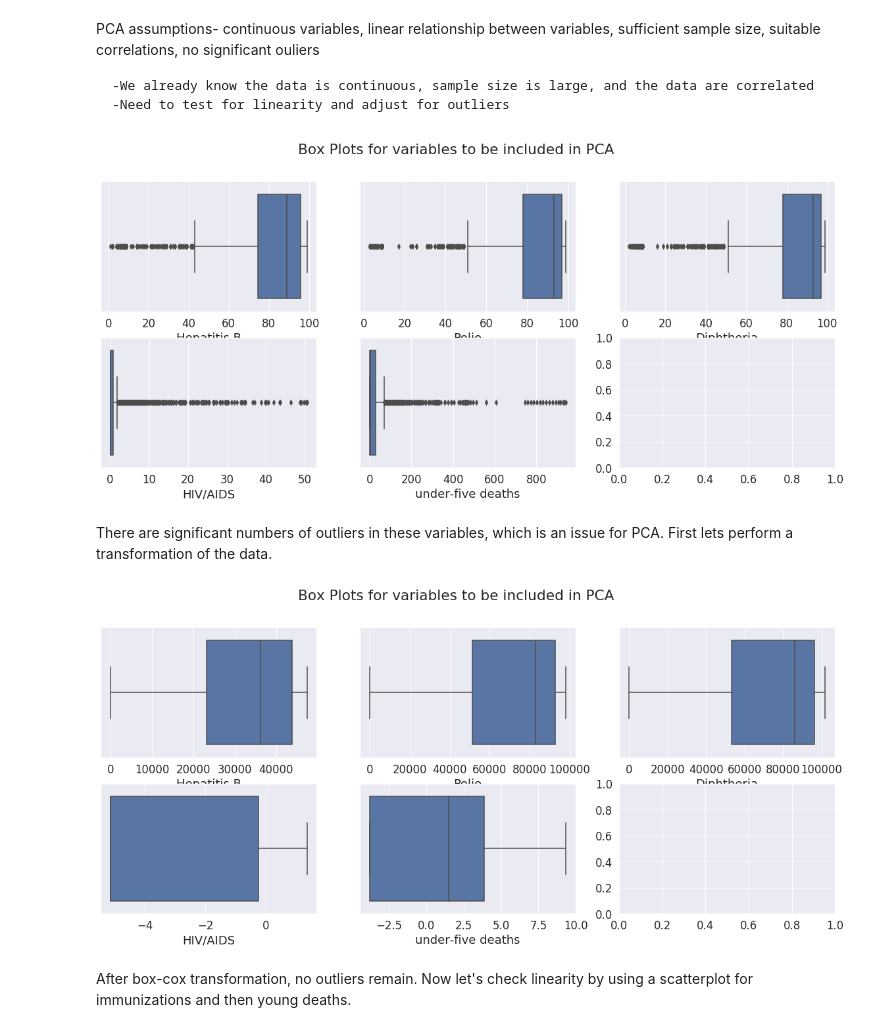
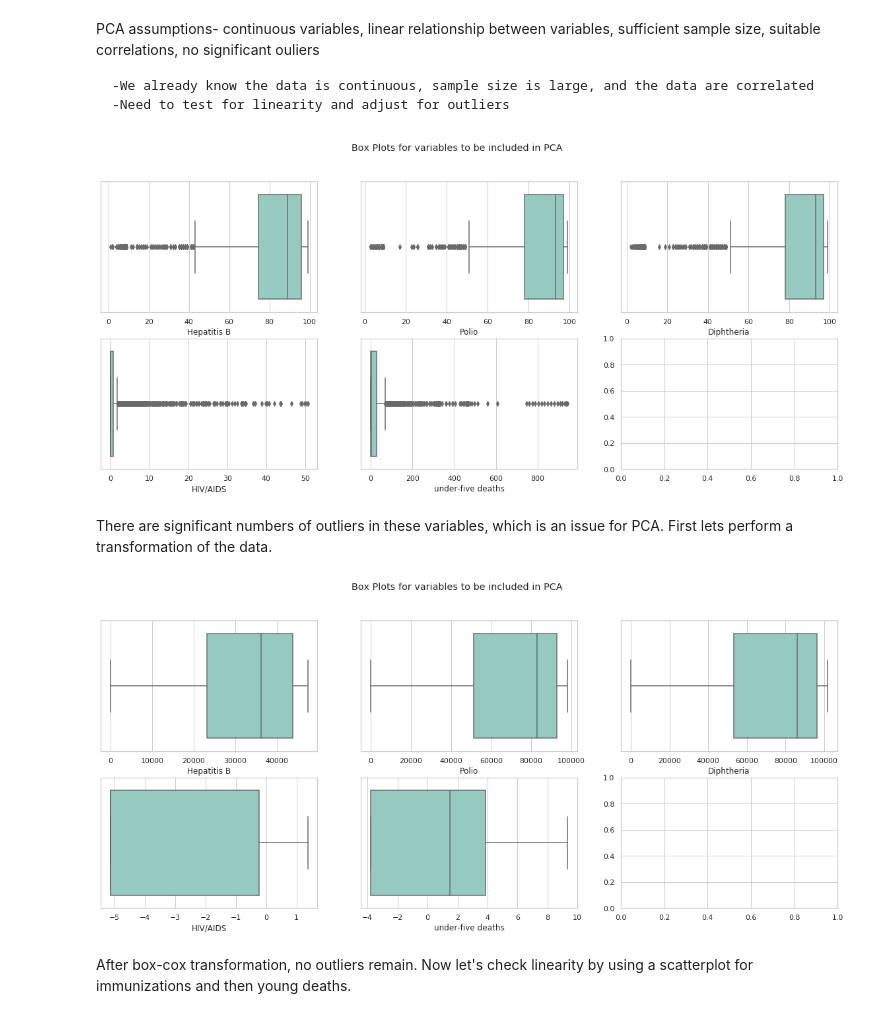
Before and after one commit to dstolbert/Factors-affecting-life-expectancy, a Jupyter notebook: Factors affecting life expectancy- model preparation.ipynb, the cells around one changed output. Saved outputs shown, nothing was run; the diff lists cells and outputs as text; code cells hidden in the pictures.

```diff
--- a/Factors affecting life expectancy- model preparation.ipynb
+++ b/Factors affecting life expectancy- model preparation.ipynb
@@ -314,18 +314,18 @@ PCA assumptions- continuous variables, linear relationship between variables, su
 # %%
 # Plot variables included in PCA to determine how to normalize
 # Note that the algorithm in the axes[] brackets simply sorts the plots into 2 rows of 4 columns
-
+sns.set(font_scale=1, style='whitegrid', palette='Set3')
 pca_vars = ['Hepatitis B', 'Polio', 'Diphtheria', 'HIV/AIDS', 'under-five deaths']
 
 fig, axes = plt.subplots(2,3,figsize=(20,8))
 
 for i in range(len(pca_vars)):
     sns.boxplot(life_df2[pca_vars[i]], ax=axes[int(np.floor(i/3)),int(i-(np.floor(i/3)*3))])
 
 plt.suptitle('Box Plots for variables to be included in PCA')
 plt.show()
 # %% [output]
-[figure, old version]
+[figure, new version]
 # %% [markdown]
 There are significant numbers of outliers in these variables, which is an issue for PCA. First lets perform a transformation of the data.
 # %%
@@ -353,7 +353,7 @@ for i in range(len(pca_vars)):
 plt.suptitle('Box Plots for variables to be included in PCA')
 plt.show()
 # %% [output]
-[figure, old version]
+[figure, new version]
 # %% [markdown]
 After box-cox transformation, no outliers remain. Now let's check linearity by using a scatterplot for immunizations and then young deaths.
 # %%
```
Also changed, not shown: parts of 5 cells of this notebook.
